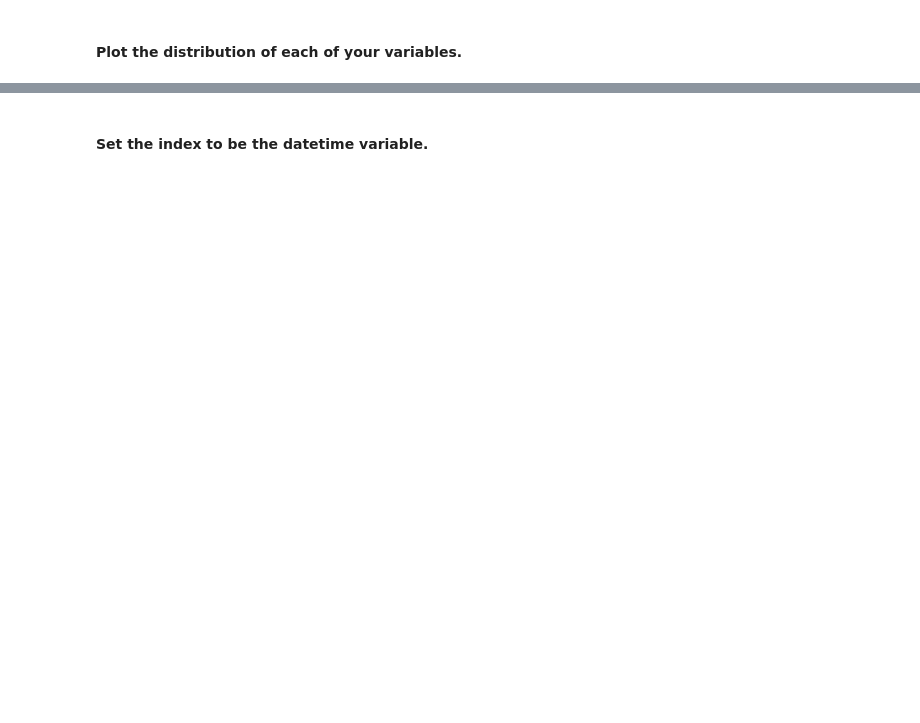
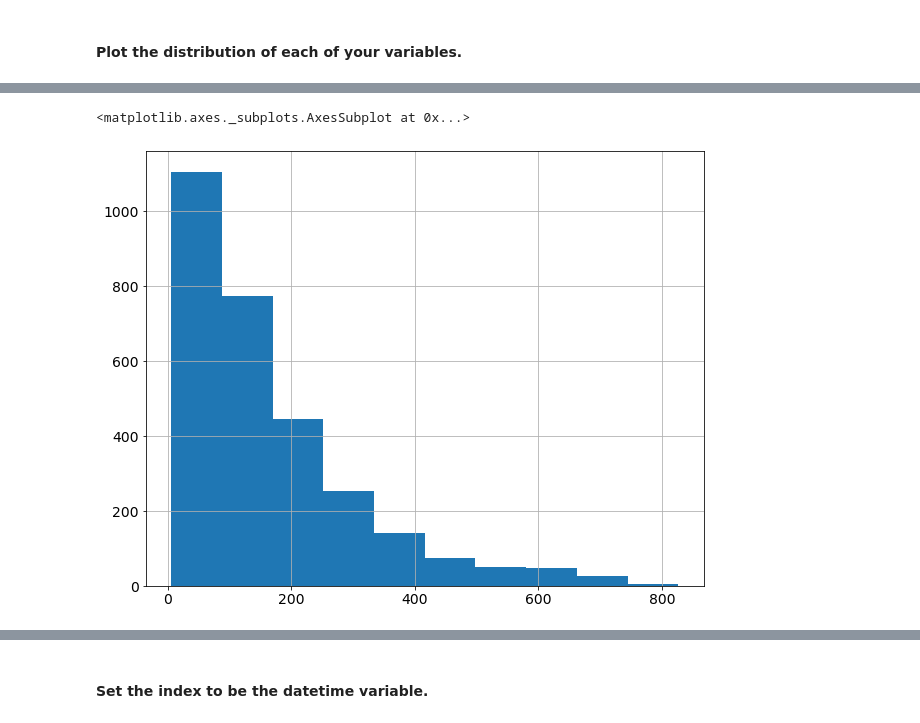
Before and after one commit to KwameTaylor/time-series-exercises, a Jupyter notebook: prepare.ipynb, the cells around one changed output, grey strips where cells are left out. Saved outputs shown, nothing was run; the diff lists cells and outputs as text; code cells hidden in the pictures; blank space fills up the shorter version.

```diff
--- a/prepare.ipynb
+++ b/prepare.ipynb
@@ -165,0 +193,5 @@ df.plot.hist()
+# %%
+df.Wind.hist()
+# %% [output]
+<matplotlib.axes._subplots.AxesSubplot at 0x...>
+[figure, added]
```
Also changed, not shown: parts of 10 cells of this notebook, 1 other file.
